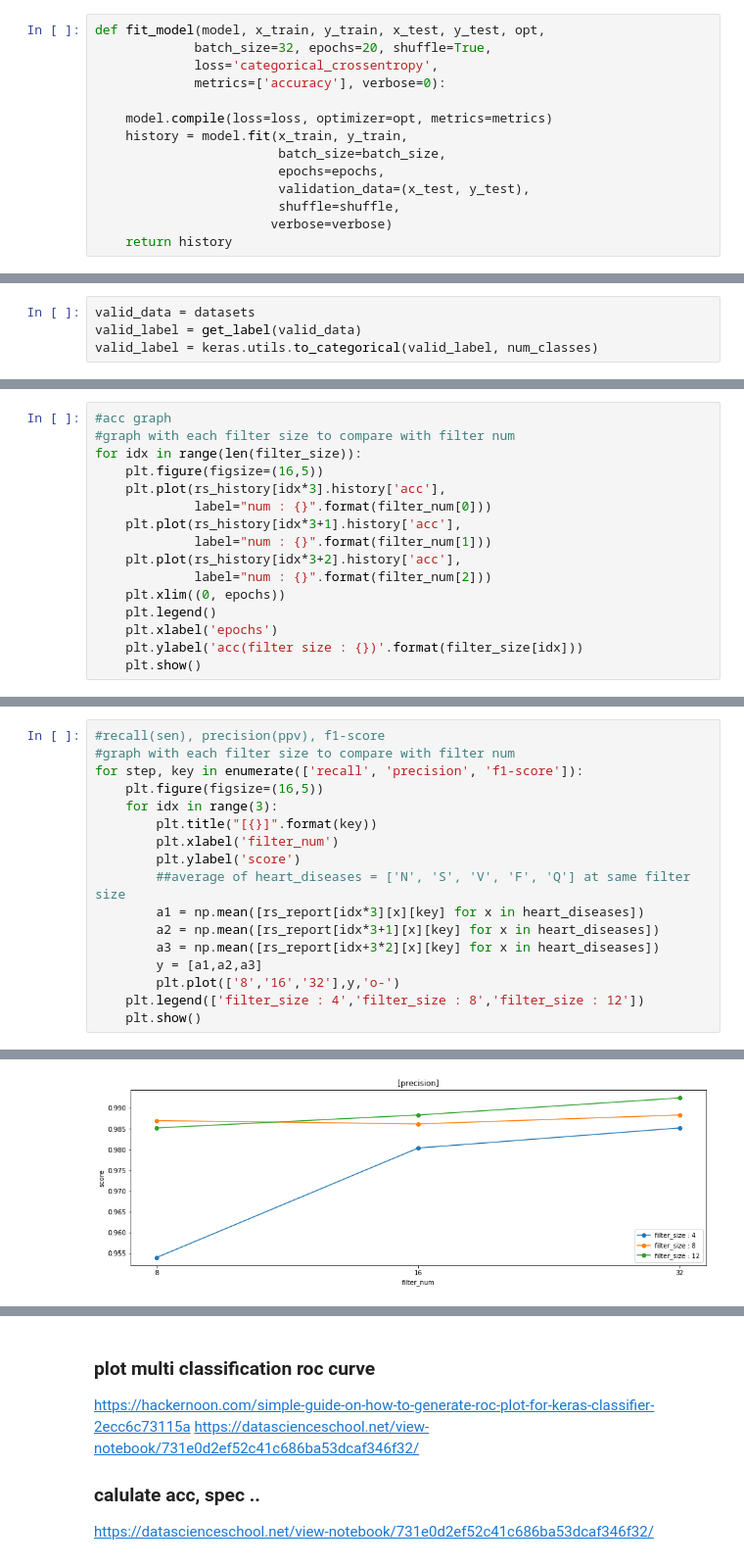
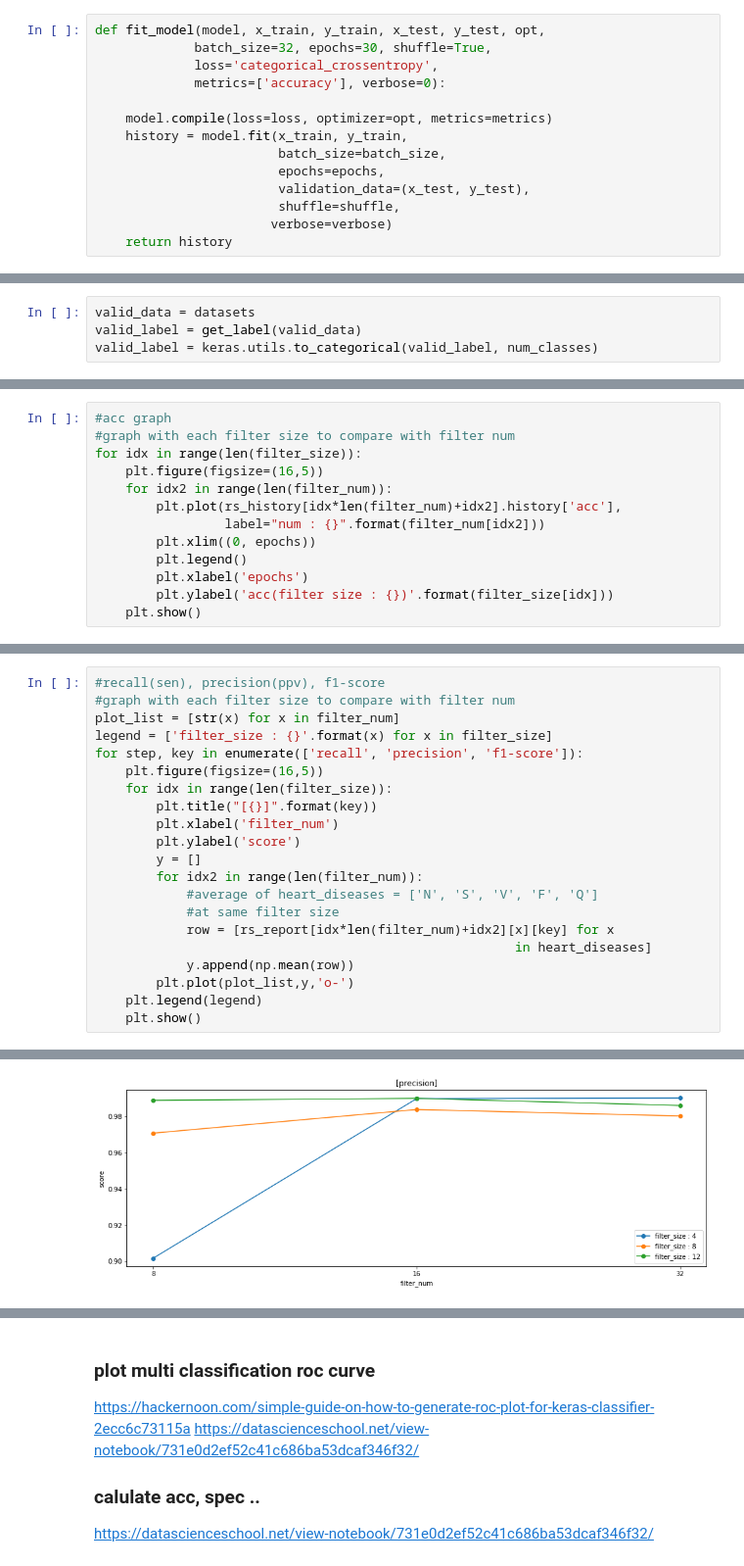
Before and after one commit to LazyerIJ/ECG_Analysis_CNN, a Jupyter notebook: CNN/cnn_compare_kernel.ipynb, the cells around one changed output, grey strips where cells are left out. Shown at 98% size. Cells and saved outputs as stored; diff of their text form.

Commit message:
add graph

```diff
--- a/CNN/cnn_compare_kernel.ipynb
+++ b/CNN/cnn_compare_kernel.ipynb
@@ -118,7 +118,7 @@ def get_cnn_model(filter_num,filter_size, num_classes=5,
     return cnn_model
 # %%
 def fit_model(model, x_train, y_train, x_test, y_test, opt,
-             batch_size=32, epochs=20, shuffle=True,
+             batch_size=32, epochs=30, shuffle=True,
              loss='categorical_crossentropy',
              metrics=['accuracy'], verbose=0):
 
@@ -324,15 +329,12 @@ for size in filter_size:
 #graph with each filter size to compare with filter num
 for idx in range(len(filter_size)):
     plt.figure(figsize=(16,5))
-    plt.plot(rs_history[idx*3].history['acc'],
-             label="num : {}".format(filter_num[0]))
-    plt.plot(rs_history[idx*3+1].history['acc'],
-             label="num : {}".format(filter_num[1]))
-    plt.plot(rs_history[idx*3+2].history['acc'],
-             label="num : {}".format(filter_num[2]))
-    plt.xlim((0, epochs))
-    plt.legend()
-    plt.xlabel('epochs')
-    plt.ylabel('acc(filter size : {})'.format(filter_size[idx]))
+    for idx2 in range(len(filter_num)):
+        plt.plot(rs_history[idx*len(filter_num)+idx2].history['acc'],
+                 label="num : {}".format(filter_num[idx2]))
+        plt.xlim((0, epochs))
+        plt.legend()
+        plt.xlabel('epochs')
+        plt.ylabel('acc(filter size : {})'.format(filter_size[idx]))
     plt.show()
 # %% [output]
@@ -342,18 +344,22 @@ for idx in range(len(filter_size)):
 # %%
 #recall(sen), precision(ppv), f1-score
 #graph with each filter size to compare with filter num
+plot_list = [str(x) for x in filter_num]
+legend = ['filter_size : {}'.format(x) for x in filter_size]
 for step, key in enumerate(['recall', 'precision', 'f1-score']):
     plt.figure(figsize=(16,5))
-    for idx in range(3):
+    for idx in range(len(filter_size)):
         plt.title("[{}]".format(key))
         plt.xlabel('filter_num')
         plt.ylabel('score')
-        ##average of heart_diseases = ['N', 'S', 'V', 'F', 'Q'] at same filter size
-        a1 = np.mean([rs_report[idx*3][x][key] for x in heart_diseases])
-        a2 = np.mean([rs_report[idx*3+1][x][key] for x in heart_diseases])
-        a3 = np.mean([rs_report[idx+3*2][x][key] for x in heart_diseases])
-        y = [a1,a2,a3]
-        plt.plot(['8','16','32'],y,'o-')
-    plt.legend(['filter_size : 4','filter_size : 8','filter_size : 12'])
+        y = []
+        for idx2 in range(len(filter_num)):
+            #average of heart_diseases = ['N', 'S', 'V', 'F', 'Q']
+            #at same filter size
+            row = [rs_report[idx*len(filter_num)+idx2][x][key] for x
+                                                       in heart_diseases]
+            y.append(np.mean(row))
+        plt.plot(plot_list,y,'o-')
+    plt.legend(legend)
     plt.show()
 # %% [output]
@@ -361 +367 @@ for step, key in enumerate(['recall', 'precision', 'f1-score']):
-[figure, old version]
+[figure, new version]
```
Also changed, not shown: parts of 7 cells of this notebook.
